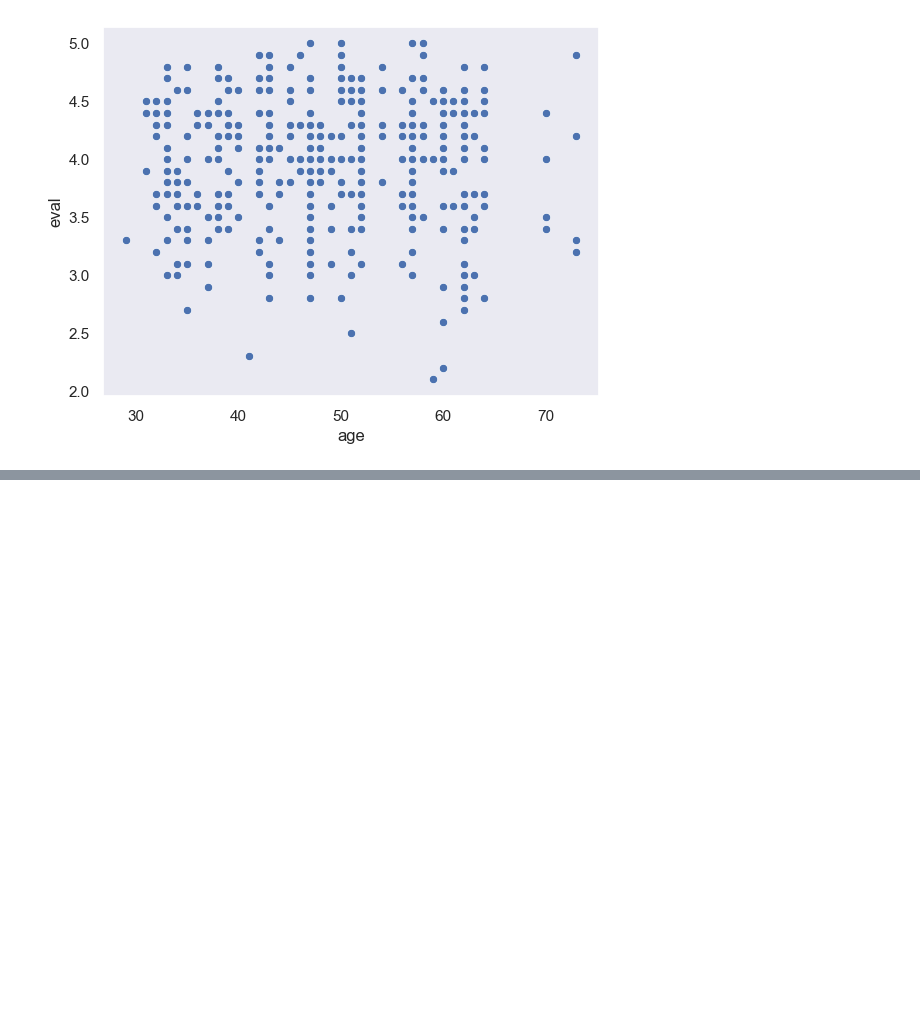
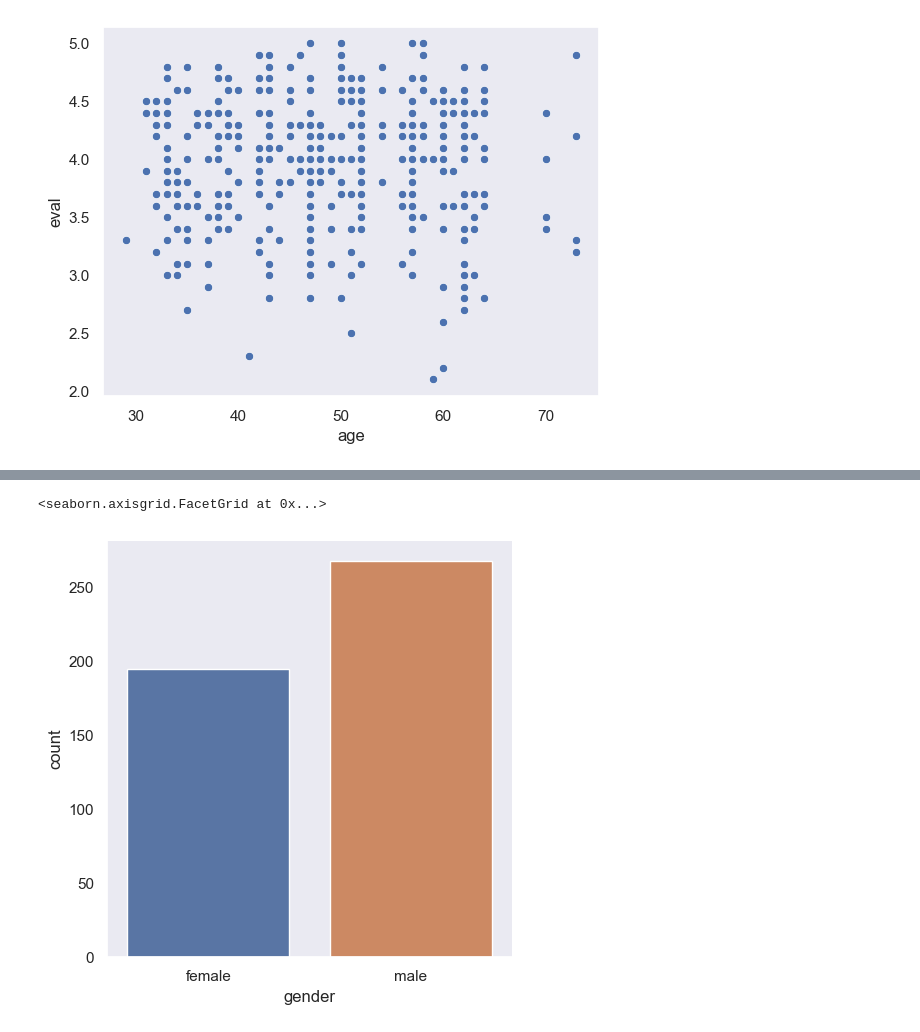
Before and after one commit to MrBinit/basic-of-data-analysis, a Jupyter notebook: data_visualization.ipynb, the cells around one changed output, grey strips where cells are left out. Saved outputs shown, nothing was run; the diff lists cells and outputs as text; code cells hidden in the pictures; blank space fills up the shorter version.

```diff
--- a/data_visualization.ipynb
+++ b/data_visualization.ipynb
@@ -94,0 +85,6 @@ scatterplot is used to find the relationship between the age and the teaching ev
+# %%
+sns.catplot(x = "gender" , kind = "count", data = df)
+#in catplot kind is used instead of y to represent y axis.
+# %% [output]
+<seaborn.axisgrid.FacetGrid at 0x...>
+[figure, added]
```
Also changed, not shown: parts of 12 cells of this notebook.
